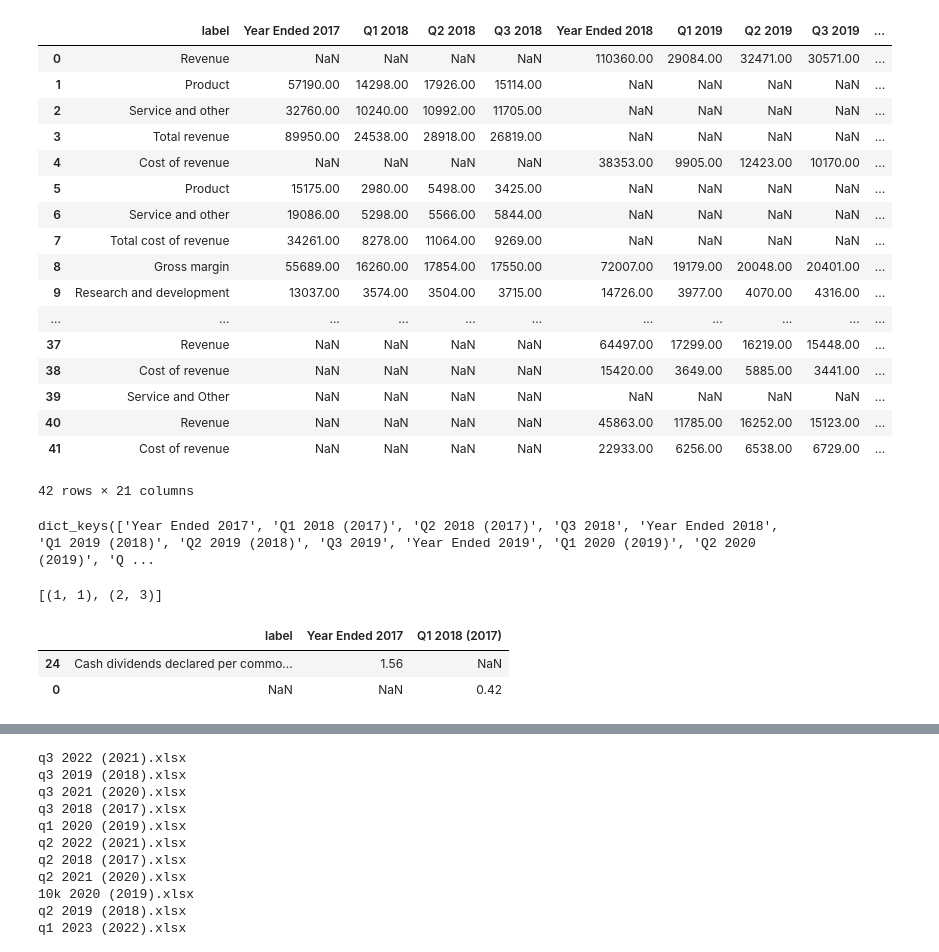
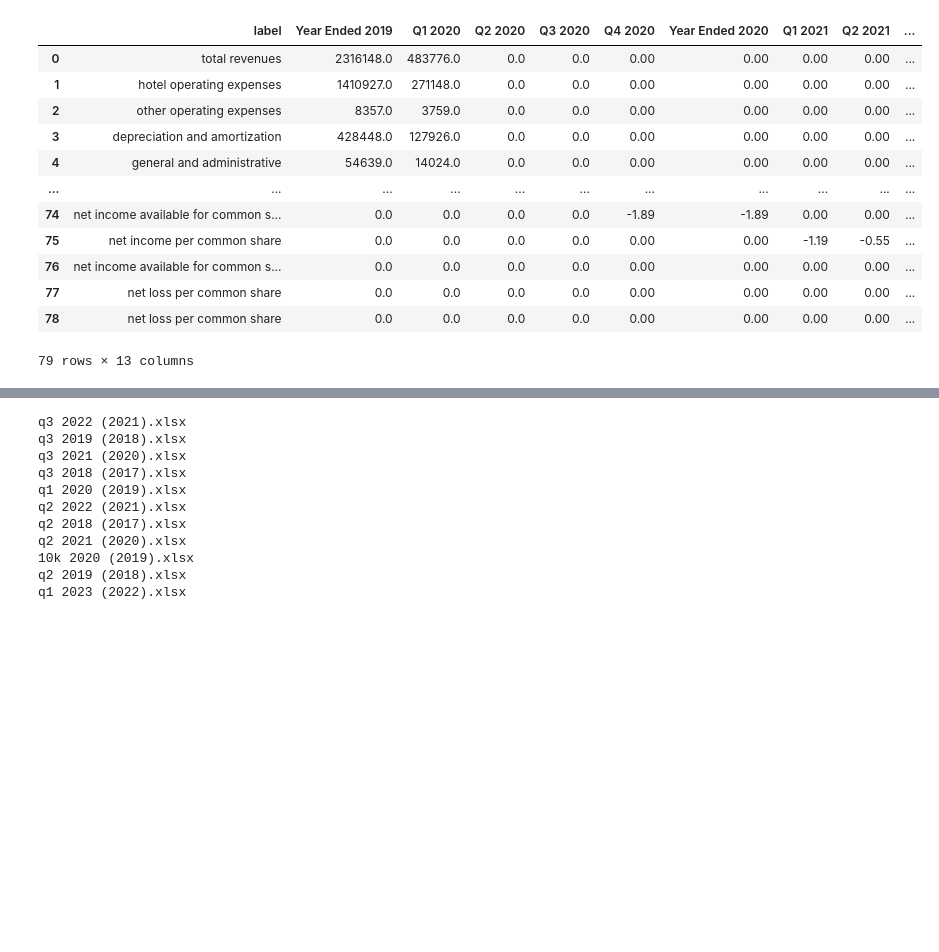
Before and after one commit to Julia-Susser/Financial-Statements, a Jupyter notebook: parse income, balance, cashflow-Copy1.ipynb, the cells around one changed output, grey strips where cells are left out. Drawn from its saved outputs; the diff is of its cells as text; code cells hidden in the pictures; blank space fills up the shorter version.

Commit message:
work on income to match up and minimize rows

```diff
--- a/parse income, balance, cashflow-Copy1.ipynb
+++ b/parse income, balance, cashflow-Copy1.ipynb
@@ -150 +9,31 @@ class FinancialDataMerge:
+# %%
+class HelperFunctions():
+    def getYears(self,quarters): #go through each file name and find the year of filing
+        return [int(re.findall("\d{4}",quarter)[0]) for quarter in quarters]
+    def getUniqueYears(self,quarters):
+        return set(self.getYears(quarters))
+
+    def getExcelSheetsPostDate(self,Excel): #use IncomeExcel dictionary to get all dates and only keep where date is later than year specified
+        quarters = Excel.keys()
+        fileDates = self.getYears(quarters)
+        files = [file for file, date in zip(Excel, fileDates) if date>self.fromDate or (date==self.fromDate and "Year Ended" in file)]
+        Excel = {file:Excel[file] for file in files}
+        return Excel
+
+    def reorderQuarters(self):
+        quarters = self.getQuarters()
+        years = self.getUniqueYears(quarters)
+        cols = [q + " " + str(year) for year in years for q in ["Q1","Q2","Q3","Q4","Year Ended"] if q + " " + str(year) in quarters]
+        self.compiledStatement = self.compiledStatement[["label"] + cols]
+
+    def getQuarters(self):
+        return list(self.compiledStatement.columns[1:])
+
+
+    def cleanup_label(self, label):
+        new_label = label.lower()
+        new_label = new_label.replace("gain","loss").replace("decrease","increase")
+        new_label = re.sub("\s\([\w\W]+?\)","",new_label).replace("  "," ").replace("—"," - ").strip()
+        new_label = re.sub(" \$|\s*\d+\,*", "", new_label)
+        return new_label
 # %%
@@ -248,7 +129,7 @@ class Income(FinancialDataMerge, ProcessQuarters, HelperFunctions):
                 self.compiledStatement["Q4 "+year] = self.compiledStatement["Year Ended "+year] - self.compiledStatement["Q3 "+year]
                 self.compiledStatement.loc[self.compiledStatement.label.str.startswith("weighted-average"),"Q4 "+year] = self.compiledStatement.loc[self.compiledStatement.label.str.startswith("weighted-average"),"Year Ended "+year]
 # %%
-income = Income("MSFT",2018)
+income = Income("SVC",2019)
 finalIncome = income.compiledStatement
 finalIncome.to_excel("output/raw/income.xlsx",index=False)
 # finalIncome
@@ -274,28 +155,13 @@ Cost of revenue Cost of revenue True
-|  | label | Year Ended 2017 | Q1 2018 | Q2 2018 | Q3 2018 | Year Ended 2018 | Q1 2019 | Q2 2019 | Q3 2019 | ... |
-| 0 | Revenue | NaN | NaN | NaN | NaN | 110360.00 | 29084.00 | 32471.00 | 30571.00 | ... |
-| 1 | Product | 57190.00 | 14298.00 | 17926.00 | 15114.00 | NaN | NaN | NaN | NaN | ... |
-| 2 | Service and other | 32760.00 | 10240.00 | 10992.00 | 11705.00 | NaN | NaN | NaN | NaN | ... |
-| 3 | Total revenue | 89950.00 | 24538.00 | 28918.00 | 26819.00 | NaN | NaN | NaN | NaN | ... |
-| 4 | Cost of revenue | NaN | NaN | NaN | NaN | 38353.00 | 9905.00 | 12423.00 | 10170.00 | ... |
-| 5 | Product | 15175.00 | 2980.00 | 5498.00 | 3425.00 | NaN | NaN | NaN | NaN | ... |
-| 6 | Service and other | 19086.00 | 5298.00 | 5566.00 | 5844.00 | NaN | NaN | NaN | NaN | ... |
-| 7 | Total cost of revenue | 34261.00 | 8278.00 | 11064.00 | 9269.00 | NaN | NaN | NaN | NaN | ... |
-| 8 | Gross margin | 55689.00 | 16260.00 | 17854.00 | 17550.00 | 72007.00 | 19179.00 | 20048.00 | 20401.00 | ... |
-| 9 | Research and development | 13037.00 | 3574.00 | 3504.00 | 3715.00 | 14726.00 | 3977.00 | 4070.00 | 4316.00 | ... |
+|  | label | Year Ended 2019 | Q1 2020 | Q2 2020 | Q3 2020 | Q4 2020 | Year Ended 2020 | Q1 2021 | Q2 2021 | ... |
+| 0 | total revenues | 2316148.0 | 483776.0 | 0.0 | 0.0 | 0.00 | 0.00 | 0.00 | 0.00 | ... |
+| 1 | hotel operating expenses | 1410927.0 | 271148.0 | 0.0 | 0.0 | 0.00 | 0.00 | 0.00 | 0.00 | ... |
+| 2 | other operating expenses | 8357.0 | 3759.0 | 0.0 | 0.0 | 0.00 | 0.00 | 0.00 | 0.00 | ... |
+| 3 | depreciation and amortization | 428448.0 | 127926.0 | 0.0 | 0.0 | 0.00 | 0.00 | 0.00 | 0.00 | ... |
+| 4 | general and administrative | 54639.0 | 14024.0 | 0.0 | 0.0 | 0.00 | 0.00 | 0.00 | 0.00 | ... |
 | ... | ... | ... | ... | ... | ... | ... | ... | ... | ... | ... |
-| 37 | Revenue | NaN | NaN | NaN | NaN | 64497.00 | 17299.00 | 16219.00 | 15448.00 | ... |
-| 38 | Cost of revenue | NaN | NaN | NaN | NaN | 15420.00 | 3649.00 | 5885.00 | 3441.00 | ... |
-| 39 | Service and Other | NaN | NaN | NaN | NaN | NaN | NaN | NaN | NaN | ... |
-| 40 | Revenue | NaN | NaN | NaN | NaN | 45863.00 | 11785.00 | 16252.00 | 15123.00 | ... |
-| 41 | Cost of revenue | NaN | NaN | NaN | NaN | 22933.00 | 6256.00 | 6538.00 | 6729.00 | ... |
+| 74 | net income available for common s... | 0.0 | 0.0 | 0.0 | 0.0 | -1.89 | -1.89 | 0.00 | 0.00 | ... |
+| 75 | net income per common share | 0.0 | 0.0 | 0.0 | 0.0 | 0.00 | 0.00 | -1.19 | -0.55 | ... |
+| 76 | net income available for common s... | 0.0 | 0.0 | 0.0 | 0.0 | 0.00 | 0.00 | 0.00 | 0.00 | ... |
+| 77 | net loss per common share | 0.0 | 0.0 | 0.0 | 0.0 | 0.00 | 0.00 | 0.00 | 0.00 | ... |
+| 78 | net loss per common share | 0.0 | 0.0 | 0.0 | 0.0 | 0.00 | 0.00 | 0.00 | 0.00 | ... |
-42 rows × 21 columns
+79 rows × 13 columns
-# %%
-income.IncomeExcel.keys()
-# %% [output]
-dict_keys(['Year Ended 2017', 'Q1 2018 (2017)', 'Q2 2018 (2017)', 'Q3 2018', 'Year Ended 2018', 'Q1 2019 (2018)', 'Q2 2019 (2018)', 'Q3 2019', 'Year Ended 2019', 'Q1 2020 (2019)', 'Q2 2020 (2019)', 'Q ...
-# %%
-k = {1:2,3:4}
-i = [1,2]
-list(zip(i,k))
-# %% [output]
-[(1, 1), (2, 3)]
@@ -304,9 +167,0 @@ pd.concat()
-# %%
-
-
-
-pd.concat([income.newRowStatement,income.newRowSheet.reset_index(drop=True)],axis=1)
-# %% [output]
-|  | label | Year Ended 2017 | Q1 2018 (2017) |
-| 24 | Cash dividends declared per commo... | 1.56 | NaN |
-| 0 | NaN | NaN | 0.42 |
```
Also changed, not shown: parts of 7 cells of this notebook, 15 other files.
